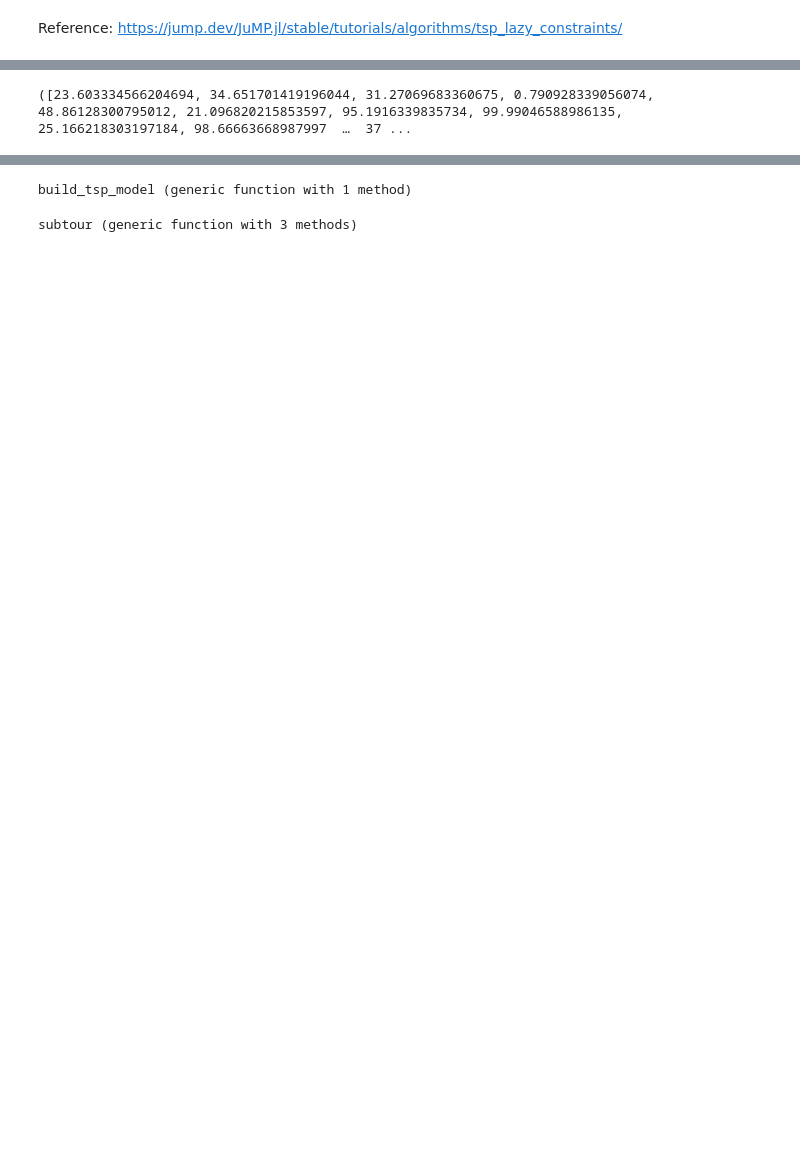
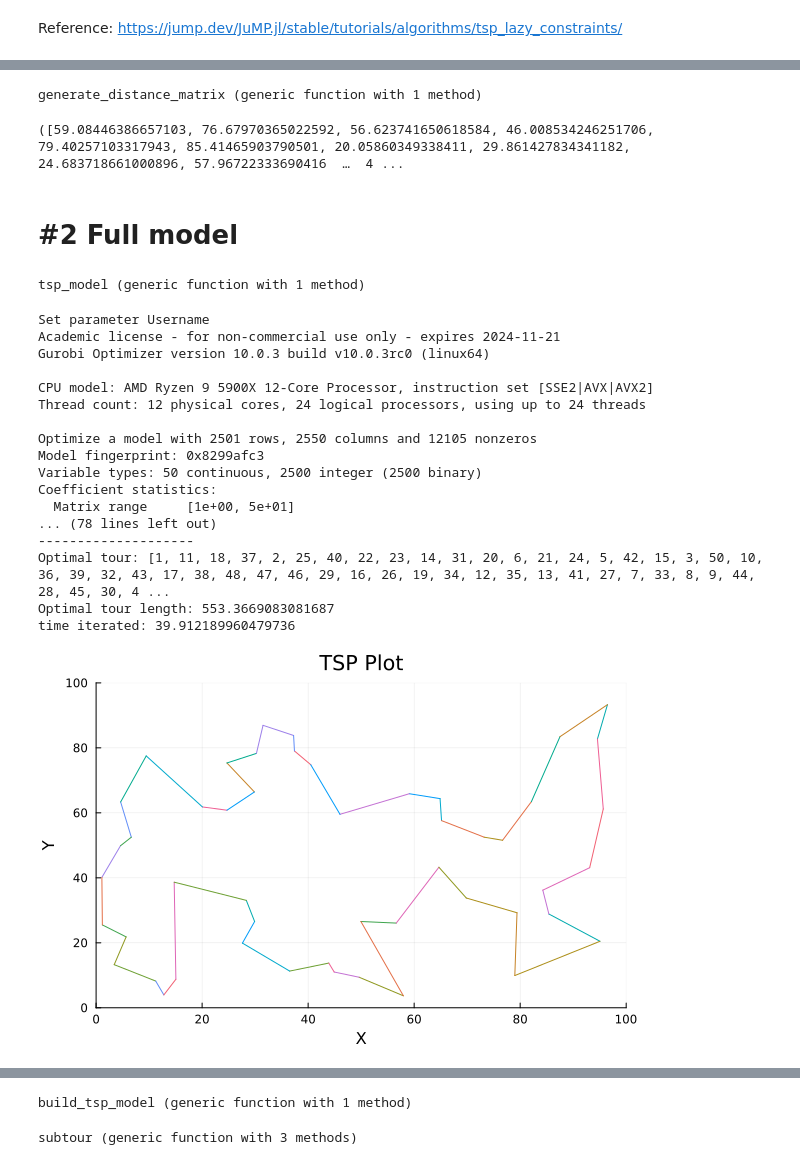
Before and after one commit to syj5268/julia_project, a Jupyter notebook: study/TSPsolver/TSPsolver_julia.ipynb, the cells around one changed output, grey strips where cells are left out. Drawn from its saved outputs; the diff is of its cells as text; code cells hidden in the pictures; blank space fills up the shorter version.

```diff
--- a/study/TSPsolver/TSPsolver_julia.ipynb
+++ b/study/TSPsolver/TSPsolver_julia.ipynb
@@ -7,0 +77,20 @@ using Plots
+# %%
+function plot_tour(X, Y, x)
+    plot = Plots.plot()
+    for (i, j) in selected_edges(x, size(x, 1))
+        Plots.plot!([X[i], X[j]], [Y[i], Y[j]]; legend = false)
+    end
+    xlims!(0, 100)
+    ylims!(0, 100)
+    xlabel!("X")
+    ylabel!("Y")
+    title!("TSP Plot")
+    return plot
+end
+
+function selected_edges(x::Matrix{Float64}, n)
+    return Tuple{Int,Int}[(i, j) for i in 1:n, j in 1:n if x[i, j] > 0.5]
+end
+
+subtour(x::Matrix{Float64}) = subtour(selected_edges(x, size(x, 1)), size(x, 1)) # solution
+subtour(x::AbstractMatrix{VariableRef}) = subtour(value.(x)) # cycle
@@ -8,13 +101,63 @@ using Plots
 # %%
-function generate_distance_matrix(n; random_seed = 1)
+function generate_distance_matrix(n; random_seed=1234)
     rng = Random.MersenneTwister(random_seed)
     X = 100 * rand(rng, n) # x 좌표
     Y = 100 * rand(rng, n) # y 좌표
     d = [sqrt((X[i] - X[j])^2 + (Y[i] - Y[j])^2) for i in 1:n, j in 1:n] #distance
     return X, Y, d
 end
-
-n = 50
-X, Y, d = generate_distance_matrix(n)
 # %% [output]
-([23.603334566204694, 34.651701419196044, 31.27069683360675, 0.790928339056074, 48.86128300795012, 21.096820215853597, 95.1916339835734, 99.99046588986135, 25.166218303197184, 98.66663668987997  …  37 ...
+generate_distance_matrix (generic function with 1 method)
+# %%
+n = 50
+X, Y, d = generate_distance_matrix(n)
+# %% [output]
+([59.08446386657103, 76.67970365022592, 56.623741650618584, 46.008534246251706, 79.40257103317943, 85.41465903790501, 20.05860349338411, 29.861427834341182, 24.683718661000896, 57.96722333690416  …  4 ...
+# %% [markdown]
+# #2 Full model
+# %%
+function tsp_model(d, n)
+    model = Model(Gurobi.Optimizer)
+    @variable(model, x[1:n, 1:n], Bin)
+    @variable(model, t[1:n])
+
+    @objective(model, Min, sum(d .* x))
+    @constraint(model, [i in 1:n], sum(x[i, :]) == 1)
+    @constraint(model, [j in 1:n], sum(x[:, j]) == 1)
+    @constraint(model, [i in 2:n, j in 2:n], t[j] >= t[i] + n * x[i, j] - (n - 1))
+
+    return model
+end
+# %% [output]
+tsp_model (generic function with 1 method)
+# %%
+full_model = tsp_model(d, n)
+optimize!(full_model)
+opt = objective_value(full_model)
+sol = value.(full_model[:x])
+time_full = solve_time(full_model)
+
+println("--------------------")
+println("Optimal tour: ", find_tour(sol, n))
+println("Optimal tour length: ", opt)
+println("time iterated: ", time_full)
+plot_tour(X, Y, sol)
+# %% [output]
+Set parameter Username
+Academic license - for non-commercial use only - expires 2024-11-21
+Gurobi Optimizer version 10.0.3 build v10.0.3rc0 (linux64)
+
+CPU model: AMD Ryzen 9 5900X 12-Core Processor, instruction set [SSE2|AVX|AVX2]
+Thread count: 12 physical cores, 24 logical processors, using up to 24 threads
+
+Optimize a model with 2501 rows, 2550 columns and 12105 nonzeros
+Model fingerprint: 0x8299afc3
+Variable types: 50 continuous, 2500 integer (2500 binary)
+Coefficient statistics:
+  Matrix range     [1e+00, 5e+01]
+... (78 lines left out)
+--------------------
+Optimal tour: [1, 11, 18, 37, 2, 25, 40, 22, 23, 14, 31, 20, 6, 21, 24, 5, 42, 15, 3, 50, 10, 36, 39, 32, 43, 17, 38, 48, 47, 46, 29, 16, 26, 19, 34, 12, 35, 13, 41, 27, 7, 33, 8, 9, 44, 28, 45, 30, 4 ...
+Optimal tour length: 553.3669083081687
+time iterated: 39.912189960479736
+[figure, added]
```
Also changed, not shown: parts of 17 cells of this notebook, 13 other files.
